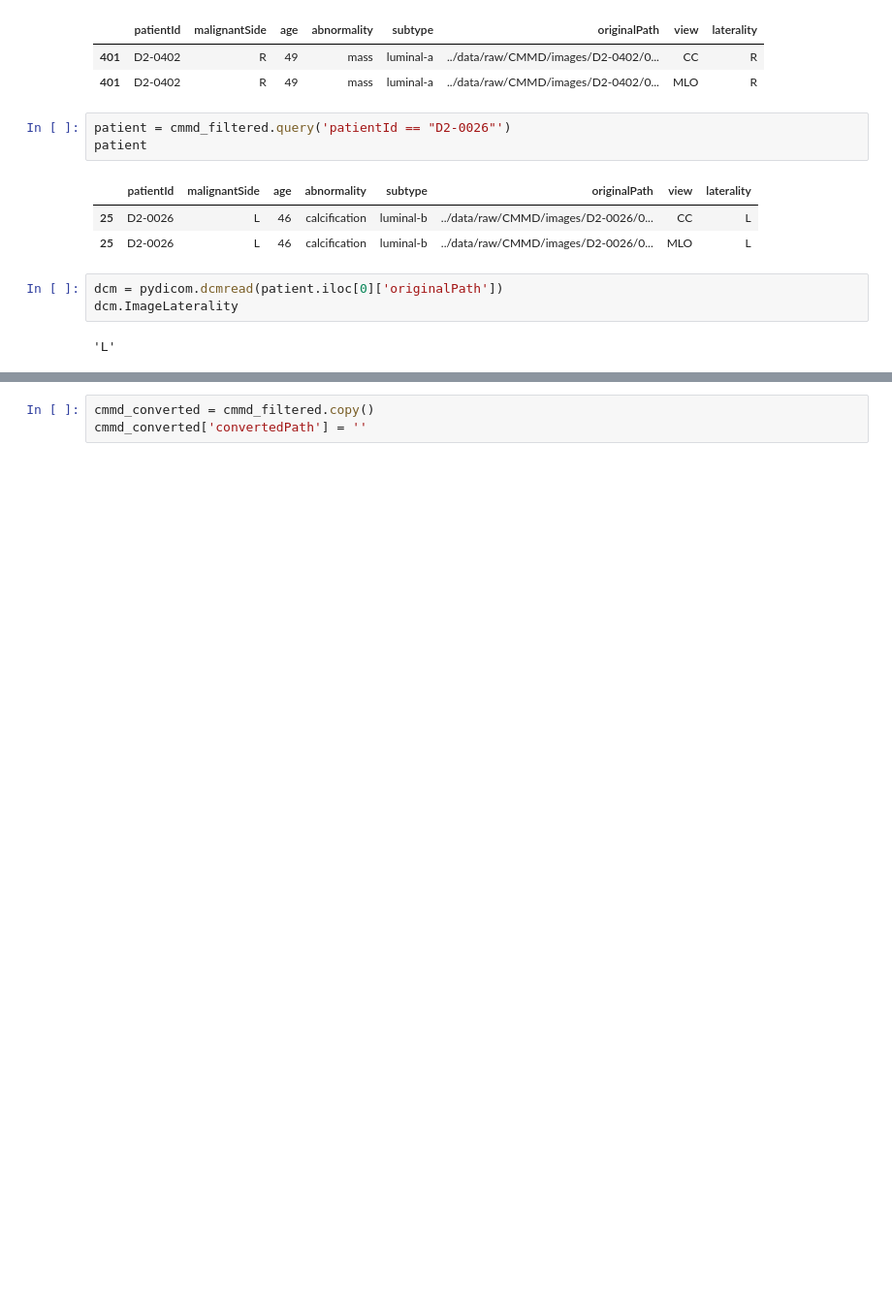
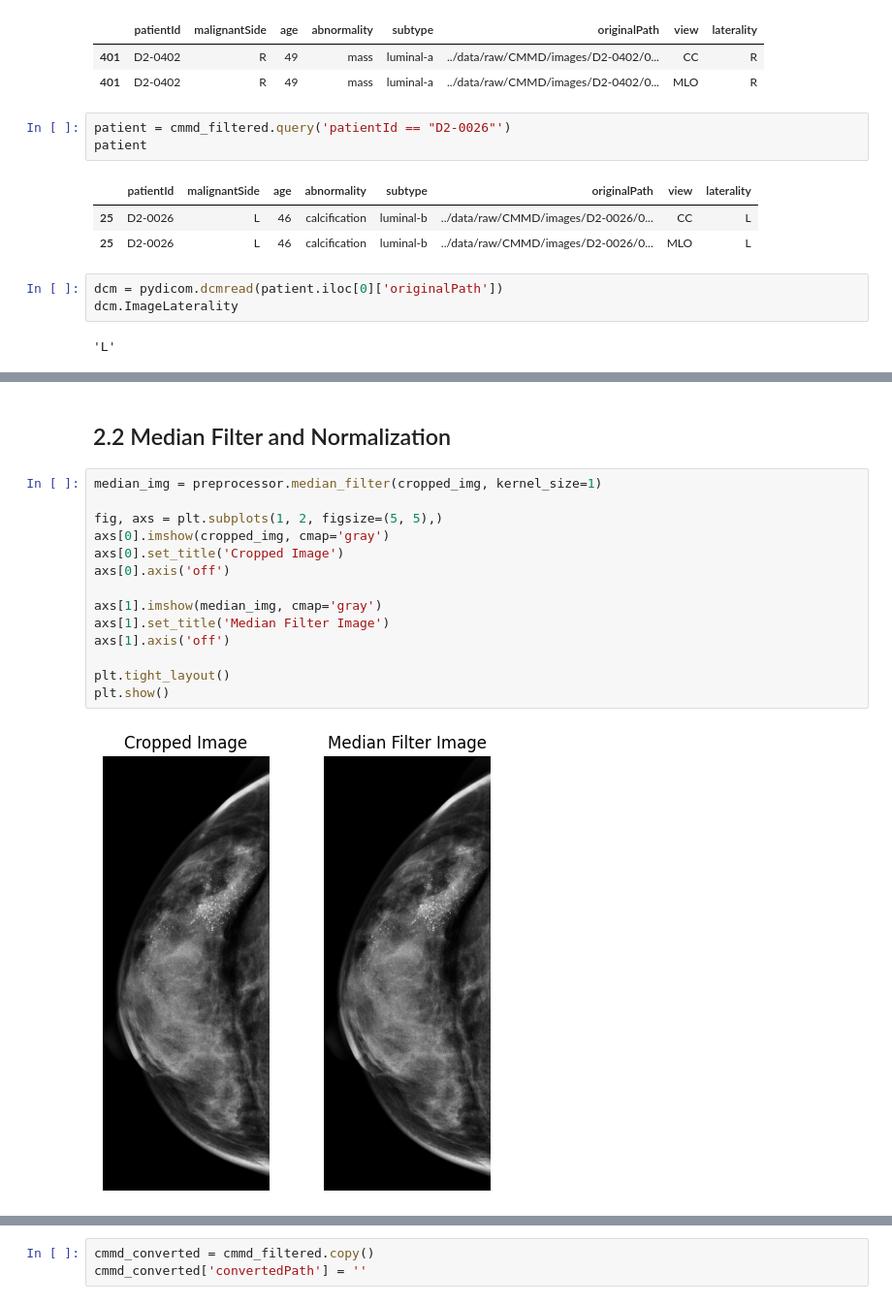
Before and after one commit to dacxjo/TFG, a Jupyter notebook: notebooks/[2]-Preprocessing.ipynb, the cells around one changed output, grey strips where cells are left out. Shown: that part at 97% size. Saved outputs shown, nothing was run; the diff lists cells and outputs as text; blank space fills up the shorter version.

```diff
--- a/notebooks/[2]-Preprocessing.ipynb
+++ b/notebooks/[2]-Preprocessing.ipynb
@@ -174,0 +255,18 @@ plt.show()
+# %% [markdown]
+## 2.2 Median Filter and Normalization
+# %%
+median_img = preprocessor.median_filter(cropped_img, kernel_size=1)
+
+fig, axs = plt.subplots(1, 2, figsize=(5, 5),)
+axs[0].imshow(cropped_img, cmap='gray')
+axs[0].set_title('Cropped Image')
+axs[0].axis('off')
+
+axs[1].imshow(median_img, cmap='gray')
+axs[1].set_title('Median Filter Image')
+axs[1].axis('off')
+
+plt.tight_layout()
+plt.show()
+# %% [output]
+[figure, added]
```
Also changed, not shown: parts of 20 cells of this notebook, 5 other files.
